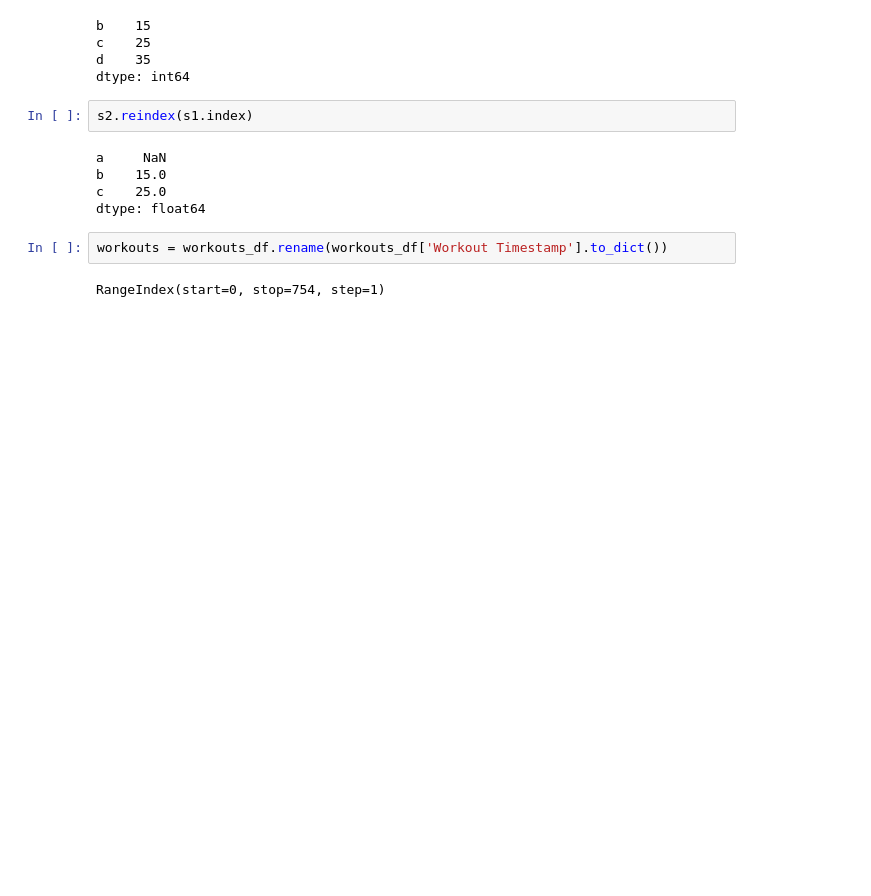
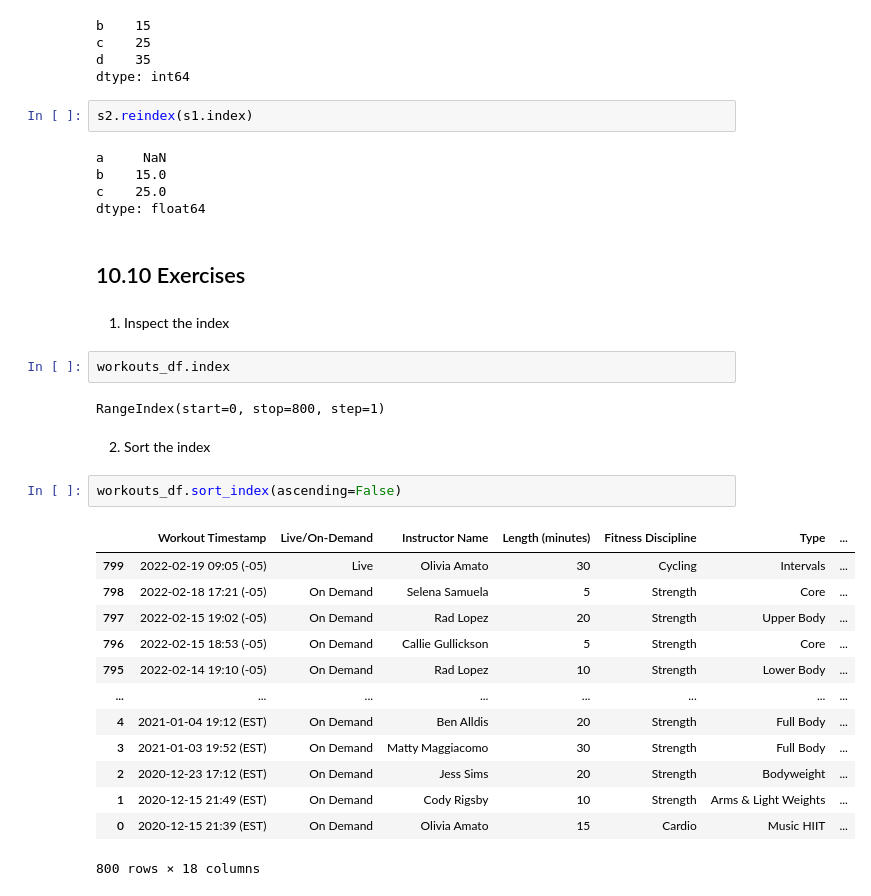
Before and after one commit to jramirez857/effective-pandas, a Jupyter notebook: effective_pandas.ipynb, the cells around one changed output. Drawn from its saved outputs; the diff is of its cells as text; blank space fills up the shorter version.

```diff
--- a/effective_pandas.ipynb
+++ b/effective_pandas.ipynb
@@ -1620,7 +1617,29 @@ a     NaN
 b    15.0
 c    25.0
 dtype: float64
+# %% [markdown]
+## 10.10 Exercises
+# %% [markdown]
+1. Inspect the index
 # %%
-workouts = workouts_df.rename(workouts_df['Workout Timestamp'].to_dict())
+workouts_df.index
 # %% [output]
-RangeIndex(start=0, stop=754, step=1)
+RangeIndex(start=0, stop=800, step=1)
+# %% [markdown]
+2. Sort the index
+# %%
+workouts_df.sort_index(ascending=False)
+# %% [output]
+|  | Workout Timestamp | Live/On-Demand | Instructor Name | Length (minutes) | Fitness Discipline | Type | ... |
+| 799 | 2022-02-19 09:05 (-05) | Live | Olivia Amato | 30 | Cycling | Intervals | ... |
+| 798 | 2022-02-18 17:21 (-05) | On Demand | Selena Samuela | 5 | Strength | Core | ... |
+| 797 | 2022-02-15 19:02 (-05) | On Demand | Rad Lopez | 20 | Strength | Upper Body | ... |
+| 796 | 2022-02-15 18:53 (-05) | On Demand | Callie Gullickson | 5 | Strength | Core | ... |
+| 795 | 2022-02-14 19:10 (-05) | On Demand | Rad Lopez | 10 | Strength | Lower Body | ... |
+| ... | ... | ... | ... | ... | ... | ... | ... |
+| 4 | 2021-01-04 19:12 (EST) | On Demand | Ben Alldis | 20 | Strength | Full Body | ... |
+| 3 | 2021-01-03 19:52 (EST) | On Demand | Matty Maggiacomo | 30 | Strength | Full Body | ... |
+| 2 | 2020-12-23 17:12 (EST) | On Demand | Jess Sims | 20 | Strength | Bodyweight | ... |
+| 1 | 2020-12-15 21:49 (EST) | On Demand | Cody Rigsby | 10 | Strength | Arms & Light Weights | ... |
+| 0 | 2020-12-15 21:39 (EST) | On Demand | Olivia Amato | 15 | Cardio | Music HIIT | ... |
+800 rows × 18 columns
```
Also changed, not shown: parts of 106 cells of this notebook.
